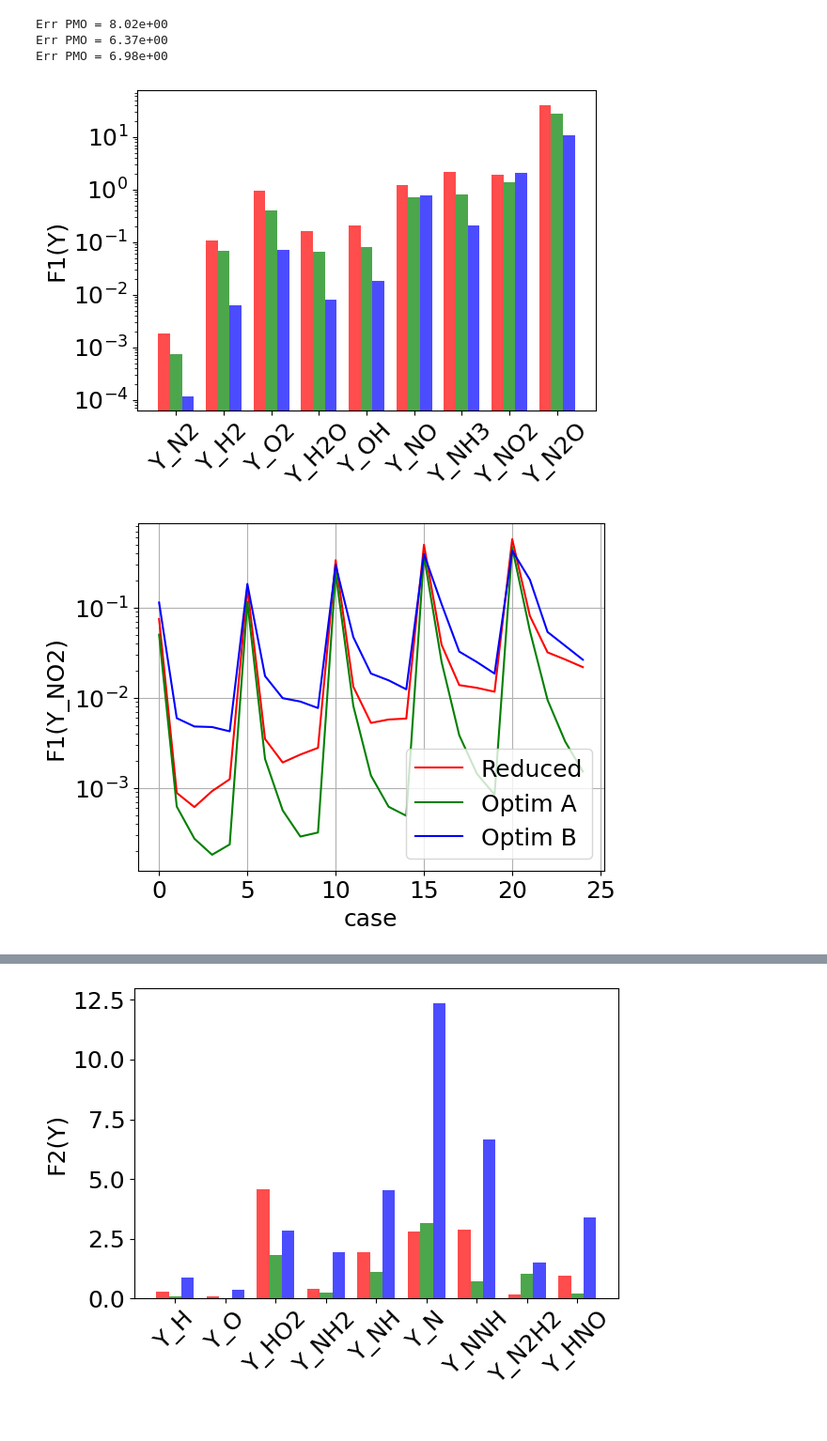
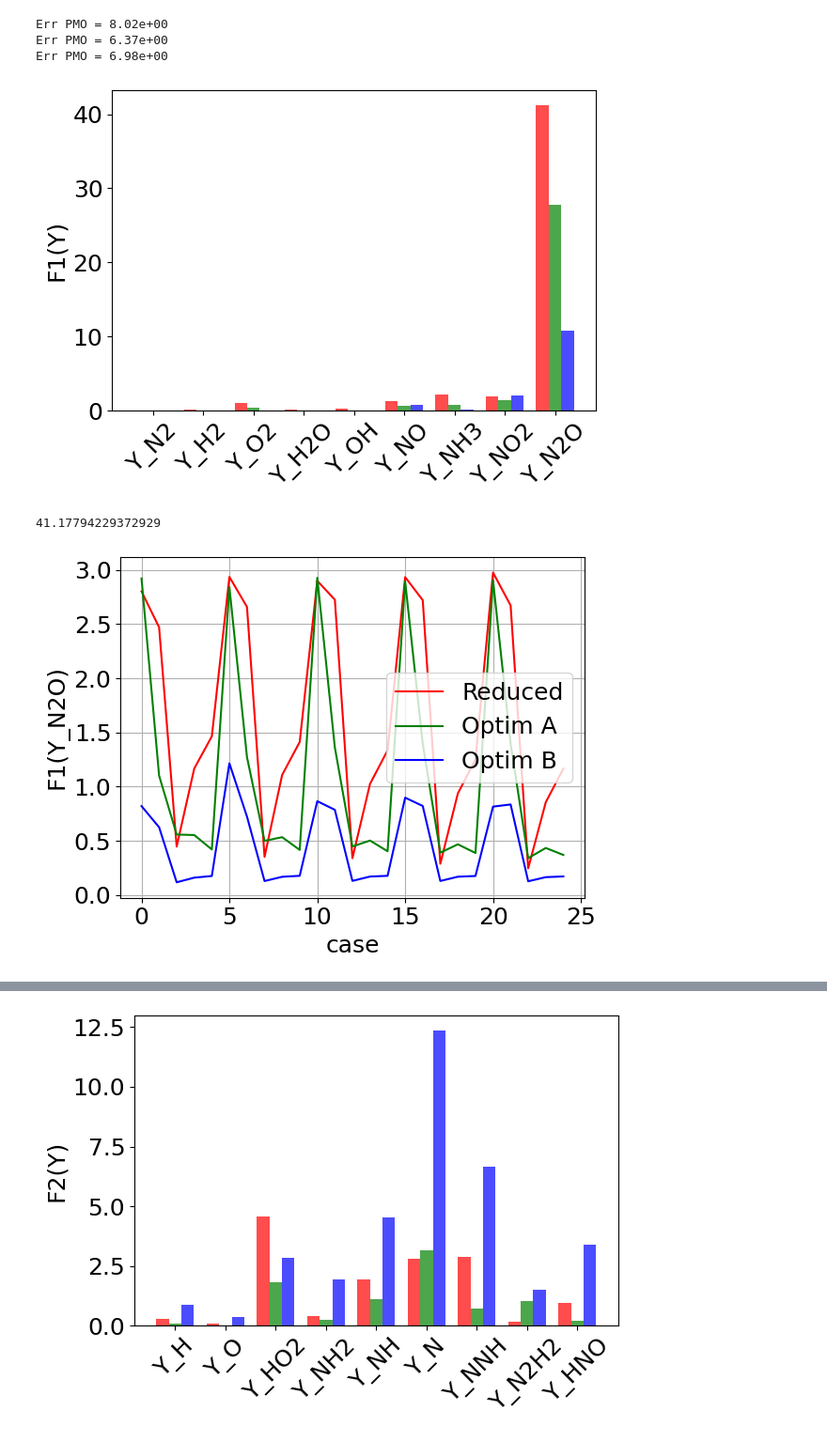
Before and after one commit to MartinMNKG/Automated_Reduced, a Jupyter notebook: notebook/Visu_PMO.ipynb, the cells around one changed output, grey strips where cells are left out. Shown: that part at 94% size. Drawn from its saved outputs; the diff is of its cells as text; code cells hidden in the pictures.

```diff
--- a/notebook/Visu_PMO.ipynb
+++ b/notebook/Visu_PMO.ipynb
@@ -38,29 +38,29 @@ Err PMO = 6.98e+00
 # %%
 
 # Définir la largeur des barres
 bar_width = 0.25
 plt.rcParams.update({'font.size': 18})
 plt.figure()
 
 # Positions sur l'axe des x pour chaque barre (en fonction du nombre d'espèces)
 x = np.arange(len(integrate_species))
 
 # Ajouter les barres pour F1r[0], F1o[0] et F1ob[0]
 plt.bar(x - bar_width, np.sum(F1r, axis=0), width=bar_width,color="r", label="Reduced", alpha=0.7)
 plt.bar(x, np.sum(F1o, axis=0), width=bar_width,color= "g", label="OPTIM A", alpha=0.7)
 plt.bar(x + bar_width, np.sum(F1ob, axis=0), width=bar_width, color="b",label="OPTIM B", alpha=0.7)
 
 # Ajouter des titres et des labels
 
 plt.ylabel("F1(Y)")
 plt.xticks(x, integrate_species, rotation=45)
-plt.yscale("log")
+# plt.yscale("log")
 plt.tight_layout()
 plt.savefig("PMO_Err_F1.png")
 # %% [output]
-[figure, old version]
+[figure, new version]
 # %%
-species = "Y_NO2"
+species = "Y_N2O"
 plt.figure()
 plt.plot(np.array(F1r)[:,integrate_species.index(species)],"r",label="Reduced")
 plt.plot(np.array(F1o)[:,integrate_species.index(species)],"g",label="Optim A")
@@ -68,8 +68,13 @@ plt.plot(np.array(F1ob)[:,integrate_species.index(species)],'b',label="Optim B")
 plt.legend()
 plt.xlabel("case")
 plt.ylabel(f"F1({species})")
-plt.yscale("log")
+# plt.yscale("log")
 plt.grid()
+plt.tight_layout()
+plt.savefig(f"PMO_Err_F1_{species}_cases.png")
+
+print(np.sum(np.array(F1r)[:,integrate_species.index(species)]))
 # %% [output]
+41.17794229372929
-[figure, old version]
+[figure, new version]
 # %%
```
Also changed, not shown: parts of 11 cells of this notebook, 3 other files.
